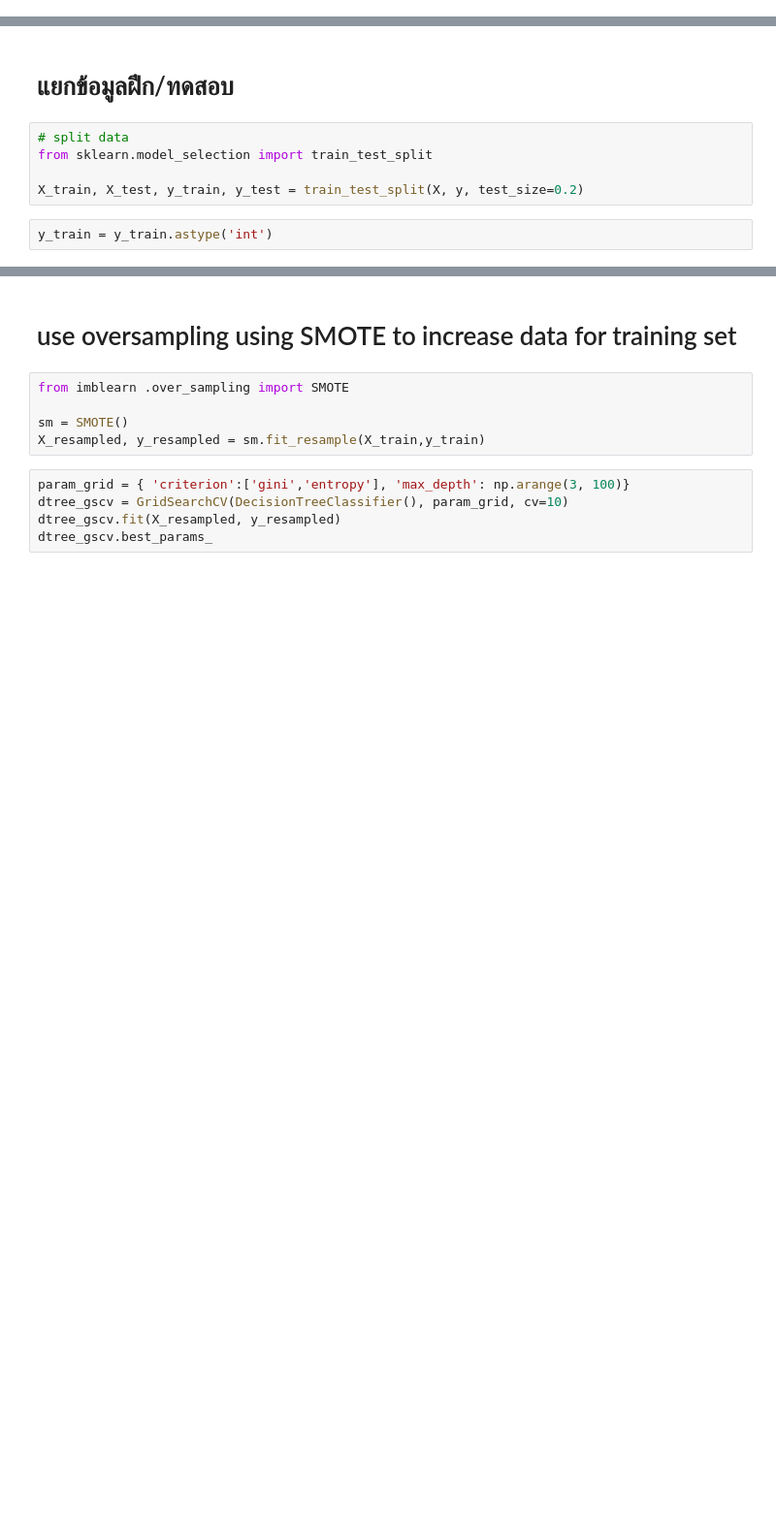
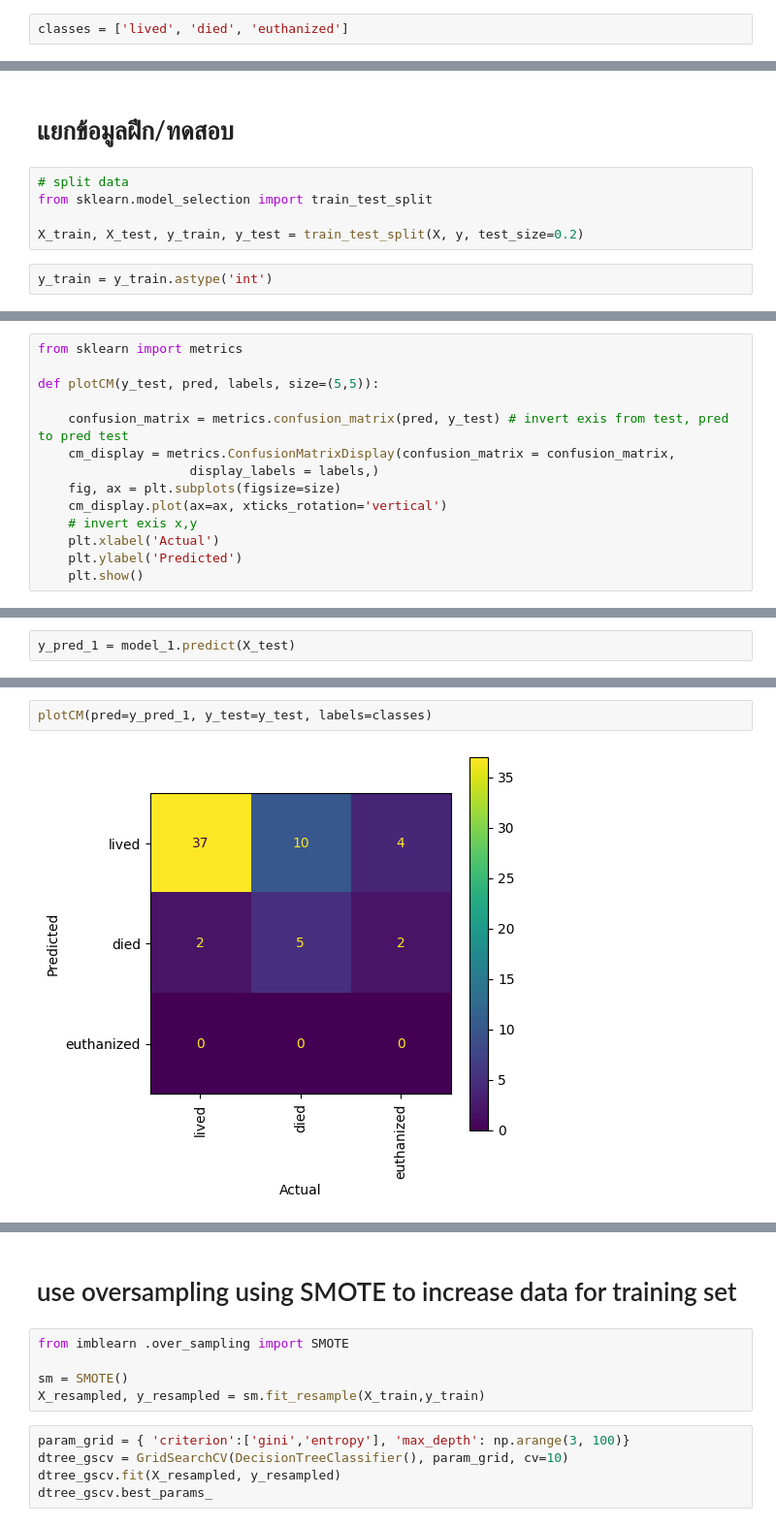
Before and after one commit to JaeAiKay/project-AI-classification, a Jupyter notebook: DecisionTreeWithGridSearchCV.ipynb, the cells around one changed output, grey strips where cells are left out. Shown: that part at 97% size. Cells and saved outputs as stored; diff of their text form; blank space fills up the shorter version.

```diff
--- a/DecisionTreeWithGridSearchCV.ipynb
+++ b/DecisionTreeWithGridSearchCV.ipynb
@@ -97,6 +190,8 @@ Name: outcome Class, dtype: int64
 X = df
 y = X['outcome Class'].values
 X = X.drop(['outcome Class'], axis=1)
+# %%
+classes = ['lived', 'died', 'euthanized']
 # %%
 y[y=='lived'] = 1
 y[y=='died'] = 2
@@ -113,0 +211,14 @@ y_train = y_train.astype('int')
+# %%
+from sklearn import metrics
+
+def plotCM(y_test, pred, labels, size=(5,5)):
+
+    confusion_matrix = metrics.confusion_matrix(pred, y_test) # invert exis from test, pred to pred test
+    cm_display = metrics.ConfusionMatrixDisplay(confusion_matrix = confusion_matrix,
+                    display_labels = labels,)
+    fig, ax = plt.subplots(figsize=size)
+    cm_display.plot(ax=ax, xticks_rotation='vertical')
+    # invert exis x,y
+    plt.xlabel('Actual')
+    plt.ylabel('Predicted')
+    plt.show()
@@ -133,0 +281,2 @@ np.sum(y_pred == y_test)/y_test.size
+# %%
+y_pred_1 = model_1.predict(X_test)
@@ -133,0 +295,4 @@ np.sum(y_pred == y_test)/y_test.size
+# %%
+plotCM(pred=y_pred_1, y_test=y_test, labels=classes)
+# %% [output]
+[figure, added]
```
Also changed, not shown: parts of 28 cells of this notebook.
